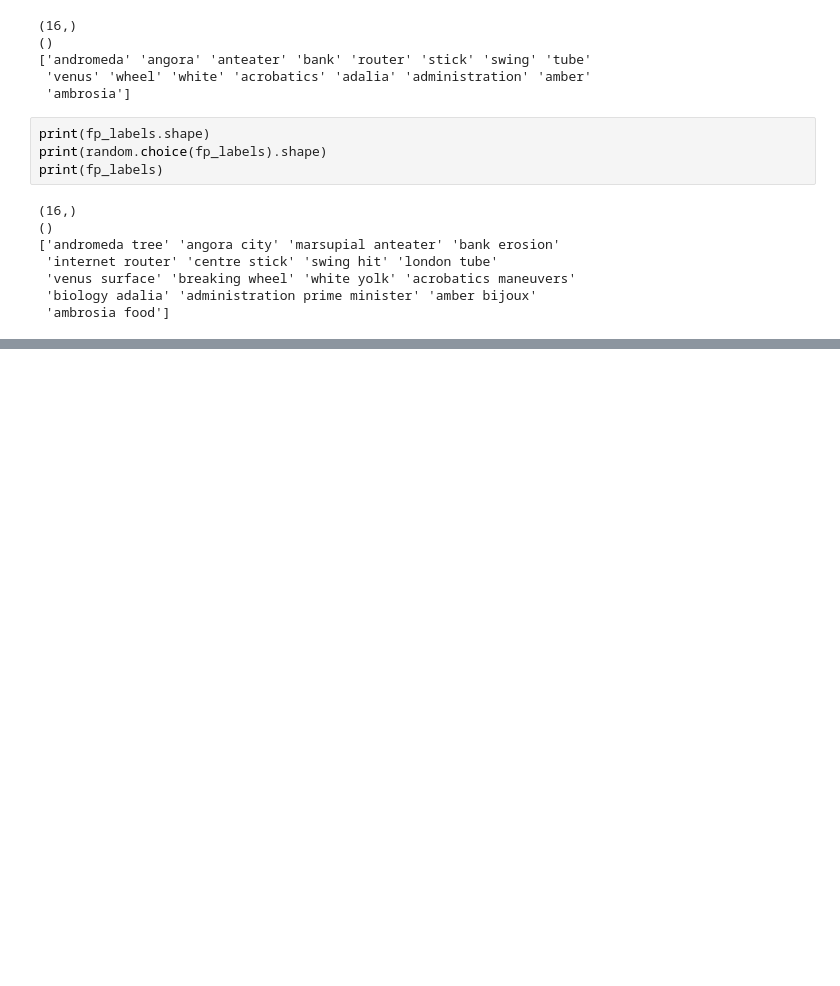
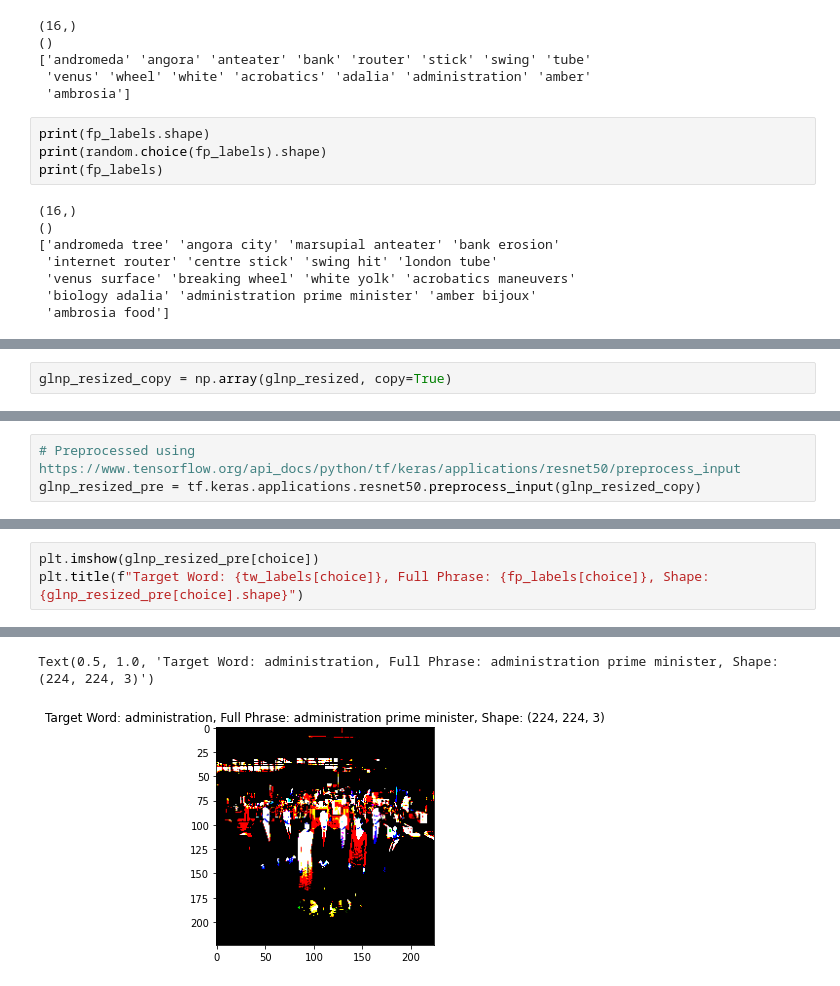
Before and after one commit to Srking501/semeval-2023-task1, a Jupyter notebook: task1_semeval2023.ipynb, the cells around one changed output, grey strips where cells are left out. Cells and saved outputs as stored; diff of their text form; blank space fills up the shorter version.

```diff
--- a/task1_semeval2023.ipynb
+++ b/task1_semeval2023.ipynb
@@ -118,0 +147,2 @@ Text(0.5, 1.0, 'Target Word: acrobatics, Full Phrase: acrobatics maneuvers, Shap
+# %%
+glnp_resized_copy = np.array(glnp_resized, copy=True)
@@ -118,0 +161,3 @@ Text(0.5, 1.0, 'Target Word: acrobatics, Full Phrase: acrobatics maneuvers, Shap
+# %%
+# Preprocessed using https://www.tensorflow.org/api_docs/python/tf/keras/applications/resnet50/preprocess_input
+glnp_resized_pre = tf.keras.applications.resnet50.preprocess_input(glnp_resized_copy)
@@ -118,0 +218,4 @@ Text(0.5, 1.0, 'Target Word: acrobatics, Full Phrase: acrobatics maneuvers, Shap
+# %%
+plt.imshow(glnp_resized_pre[choice])
+plt.title(f"Target Word: {tw_labels[choice]}, Full Phrase: {fp_labels[choice]}, Shape: {glnp_resized_pre[choice].shape}")
+# %% [output]
@@ -118,0 +223,2 @@ Text(0.5, 1.0, 'Target Word: acrobatics, Full Phrase: acrobatics maneuvers, Shap
+Text(0.5, 1.0, 'Target Word: administration, Full Phrase: administration prime minister, Shape: (224, 224, 3)')
+[figure, added]
```
Also changed, not shown: parts of 32 cells of this notebook.
